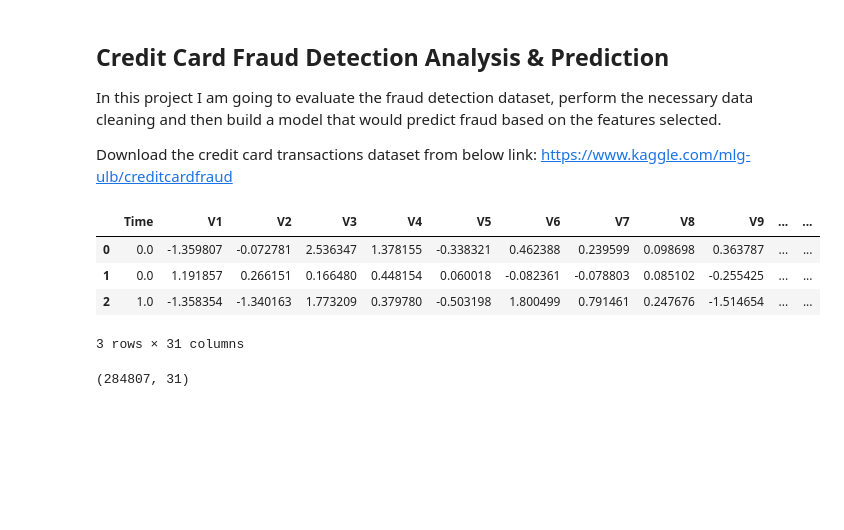
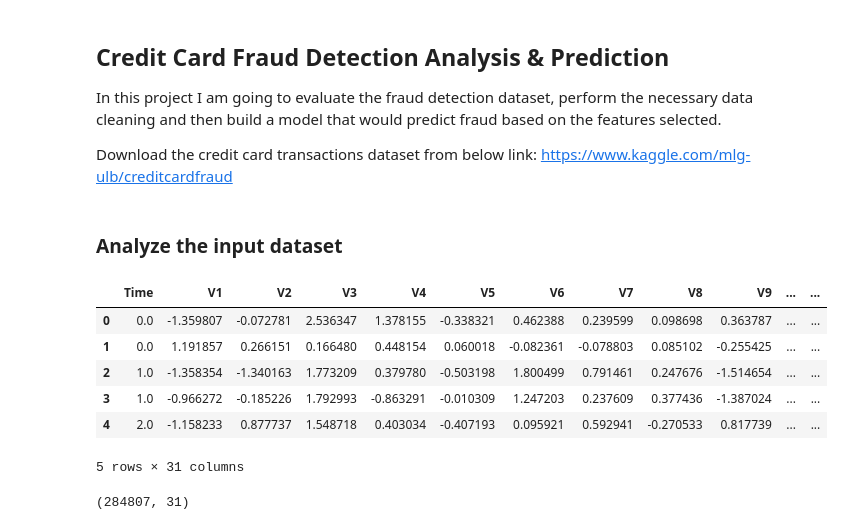
Before and after one commit to chandu85/Data_Science_Portfolio, a Jupyter notebook: Project 1 - Creditcard Fraud detection/Code/CreditCard Fraud Detection.ipynb, the cells around one changed output. Drawn from its saved outputs; the diff is of its cells as text; code cells hidden in the pictures; blank space fills up the shorter version.

```diff
--- a/Project 1 - Creditcard Fraud detection/Code/CreditCard Fraud Detection.ipynb
+++ b/Project 1 - Creditcard Fraud detection/Code/CreditCard Fraud Detection.ipynb
@@ -13,15 +24,19 @@ from sklearn.preprocessing import StandardScaler
+# %% [markdown]
+### Analyze the input dataset
 # %%
 # Load data and preview the same
 df = pd.read_csv('../Data/creditcard.csv')
 # %%
 # Review the data
-df.head(3)
+df.head()
 # %% [output]
 |  | Time | V1 | V2 | V3 | V4 | V5 | V6 | V7 | V8 | V9 | ... | ... |
 | 0 | 0.0 | -1.359807 | -0.072781 | 2.536347 | 1.378155 | -0.338321 | 0.462388 | 0.239599 | 0.098698 | 0.363787 | ... | ... |
 | 1 | 0.0 | 1.191857 | 0.266151 | 0.166480 | 0.448154 | 0.060018 | -0.082361 | -0.078803 | 0.085102 | -0.255425 | ... | ... |
 | 2 | 1.0 | -1.358354 | -1.340163 | 1.773209 | 0.379780 | -0.503198 | 1.800499 | 0.791461 | 0.247676 | -1.514654 | ... | ... |
+| 3 | 1.0 | -0.966272 | -0.185226 | 1.792993 | -0.863291 | -0.010309 | 1.247203 | 0.237609 | 0.377436 | -1.387024 | ... | ... |
+| 4 | 2.0 | -1.158233 | 0.877737 | 1.548718 | 0.403034 | -0.407193 | 0.095921 | 0.592941 | -0.270533 | 0.817739 | ... | ... |
-3 rows × 31 columns
+5 rows × 31 columns
 # %%
 # Size of the dataframe
 df.shape
```
Also changed, not shown: parts of 34 cells of this notebook.
